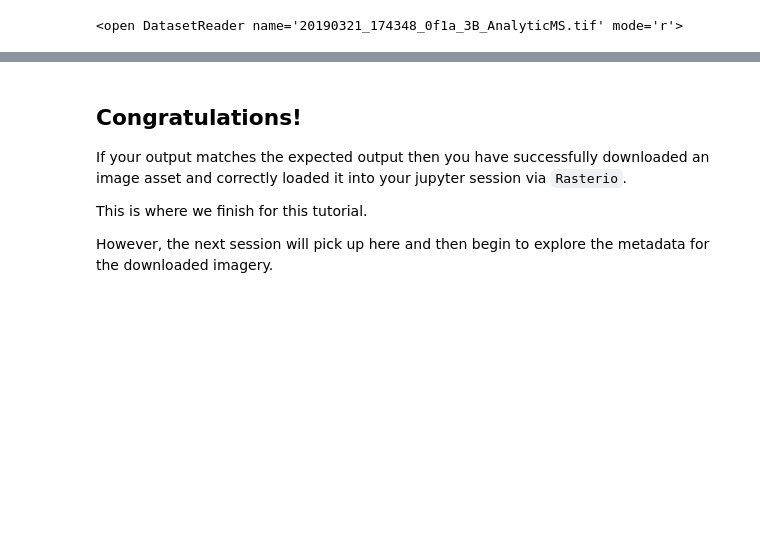
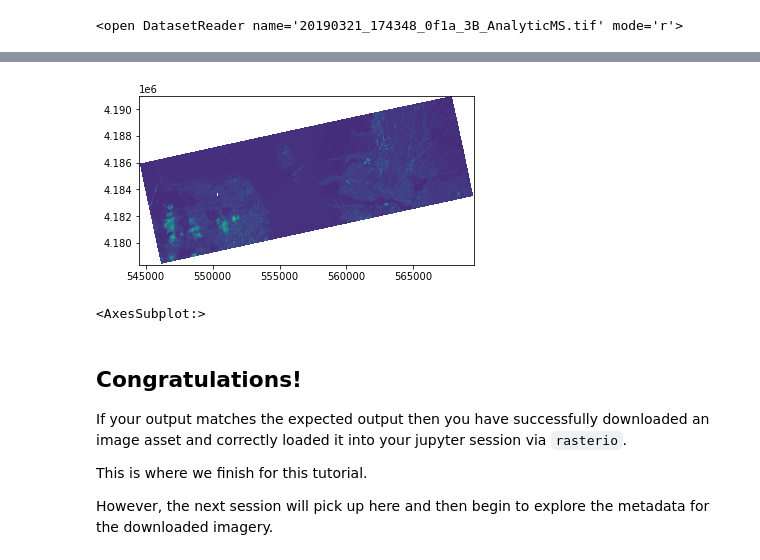
Before and after one commit to edwardoughton/satellite-image-analysis, a Jupyter notebook: notebooks/week3/3.03_planet_api_extraction.ipynb, the cells around one changed output, grey strips where cells are left out. Saved outputs shown, nothing was run; the diff lists cells and outputs as text; code cells hidden in the pictures; blank space fills up the shorter version.

```diff
--- a/notebooks/week3/3.03_planet_api_extraction.ipynb
+++ b/notebooks/week3/3.03_planet_api_extraction.ipynb
@@ -159,7 +182,14 @@ print(my_raster_image)
+# %%
+from matplotlib import pyplot as plt
+from rasterio.plot import show
+show(my_raster_image)
+# %% [output]
+[figure, added]
+<AxesSubplot:>
 # %% [markdown]
 ## Congratulations!
 
-If your output matches the expected output then you have successfully downloaded an image asset and correctly loaded it into your jupyter session via `Rasterio`.
+If your output matches the expected output then you have successfully downloaded an image asset and correctly loaded it into your jupyter session via `rasterio`.
 
 This is where we finish for this tutorial.
 
```
Also changed, not shown: parts of 8 cells of this notebook, 4 other files.
